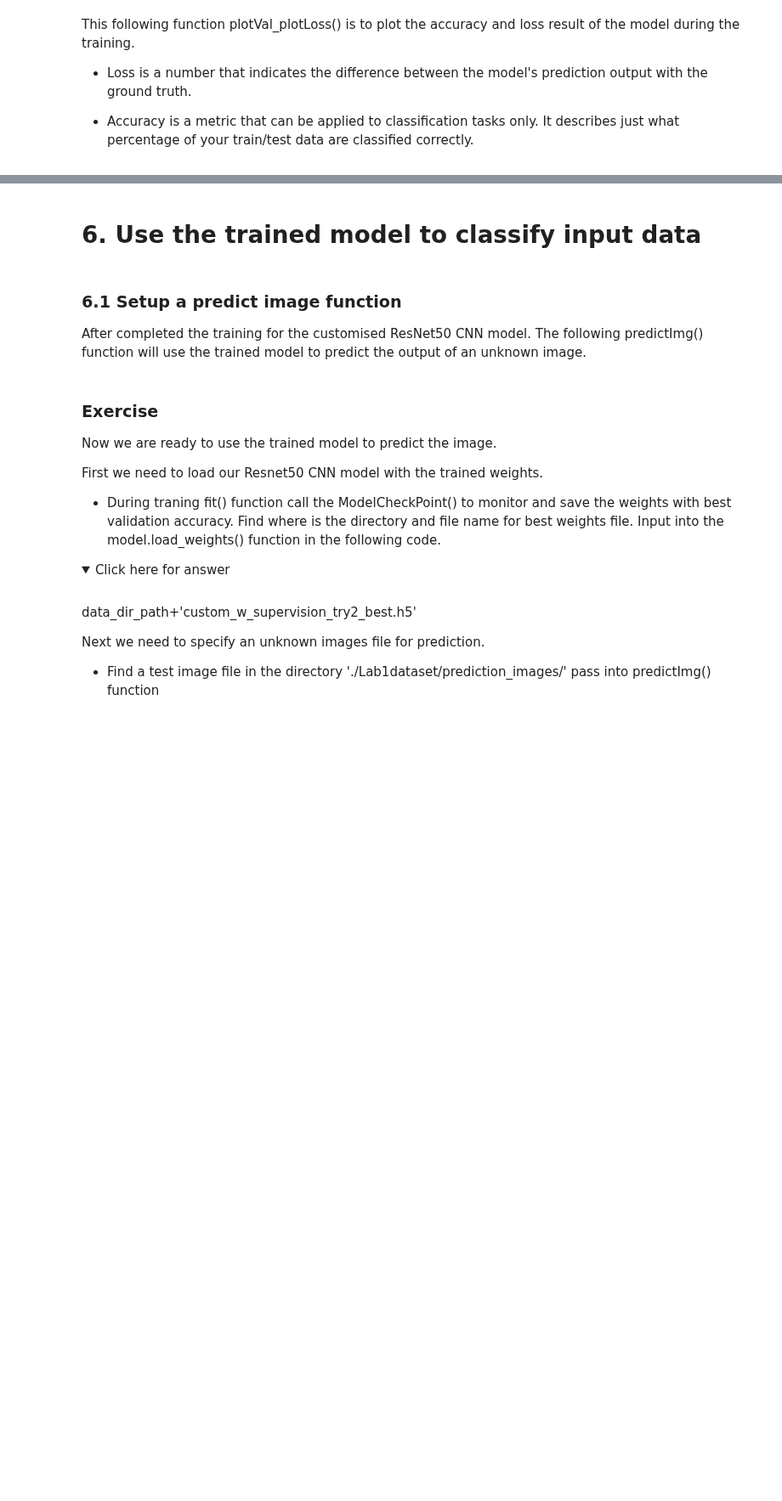
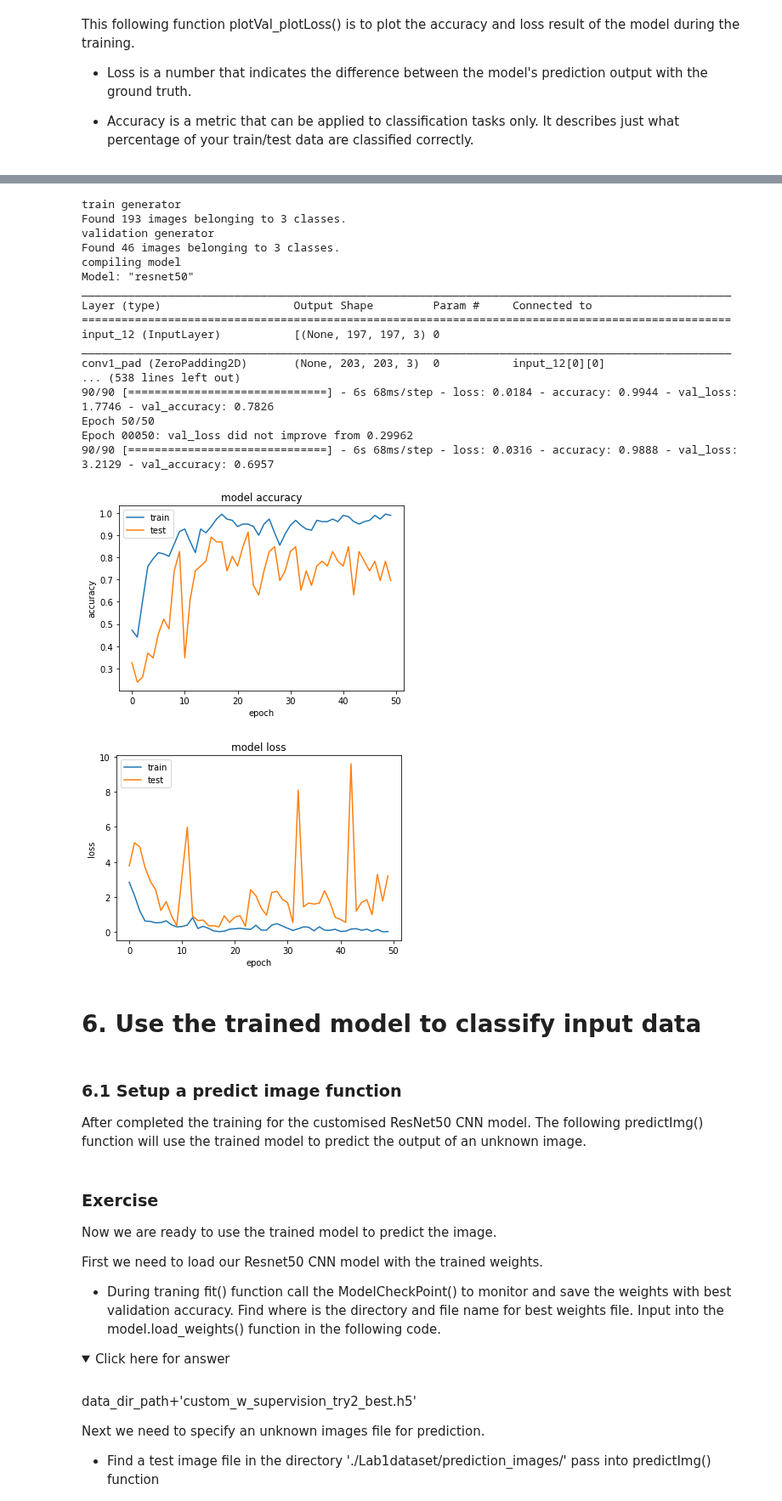
Before and after one commit to shadowpeasant/aiup, a Jupyter notebook: day2-am/Lab1_CarModel_Classification_CNN(solution)_v4.ipynb, the cells around one changed output, grey strips where cells are left out. Shown at 85% size. Saved outputs shown, nothing was run; the diff lists cells and outputs as text; code cells hidden in the pictures; folded sections open; blank space fills up the shorter version.

```diff
--- a/day2-am/Lab1_CarModel_Classification_CNN(solution)_v4.ipynb
+++ b/day2-am/Lab1_CarModel_Classification_CNN(solution)_v4.ipynb
@@ -323,7 +349,10 @@ def compileModel():
     #Add dense and classification layer
     model.add(layers.Flatten())
     model.add(layers.Dense(256, activation='relu'))
-    model.add(layers.Dropout(0.1))
+    model.add(layers.Dropout(0.2))
+    model.add(layers.Dense(128, activation='relu'))
+    model.add(layers.Dropout(0.2))
+
 
     ## TODO: Change the Output Dense layer to have the correct number of neurons
     model.add(layers.Dense(num_classes, activation='softmax'))
@@ -447,27 +476,47 @@ Typically the increase in the epochs will reduce the loss and improve the predic
 # %%
 # dimensions of our images.
 ## TODO: Set the image width and height
 img_width, img_height = 197,197
 
 # The batch size represents the total amount of pictures that are included in each iteration.
 ## TODO: Set the batch size
-batch_size = 10
+batch_size = 2
 
 #Prepare data
 train_data, validation_data = PrepareData(img_width,img_height,batch_size)
 
 #Load Model
 model=compileModel()
 
 # Defining the total amount of samples in both the training and validation set
 nb_train_samples =180
 nb_validation_samples =45
 
 ## TODO: Set the number to training iterations
 epochs = 50
 
 #Start the training model
 trainModel(train_data, validation_data, model)
+# %% [output]
+train generator
+Found 193 images belonging to 3 classes.
+validation generator
+Found 46 images belonging to 3 classes.
+compiling model
+Model: "resnet50"
+__________________________________________________________________________________________________
+Layer (type)                    Output Shape         Param #     Connected to
+==================================================================================================
+input_12 (InputLayer)           [(None, 197, 197, 3) 0
+__________________________________________________________________________________________________
+conv1_pad (ZeroPadding2D)       (None, 203, 203, 3)  0           input_12[0][0]
+... (538 lines left out)
+90/90 [==============================] - 6s 68ms/step - loss: 0.0184 - accuracy: 0.9944 - val_loss: 1.7746 - val_accuracy: 0.7826
+Epoch 50/50
+Epoch 00050: val_loss did not improve from 0.29962
+90/90 [==============================] - 6s 68ms/step - loss: 0.0316 - accuracy: 0.9888 - val_loss: 3.2129 - val_accuracy: 0.6957
+[figure, added]
+[figure, added]
 # %% [markdown]
 # 6. Use the trained model to classify input data
 # %% [markdown]
```
Also changed, not shown: parts of 9 cells of this notebook, 2 other files.
